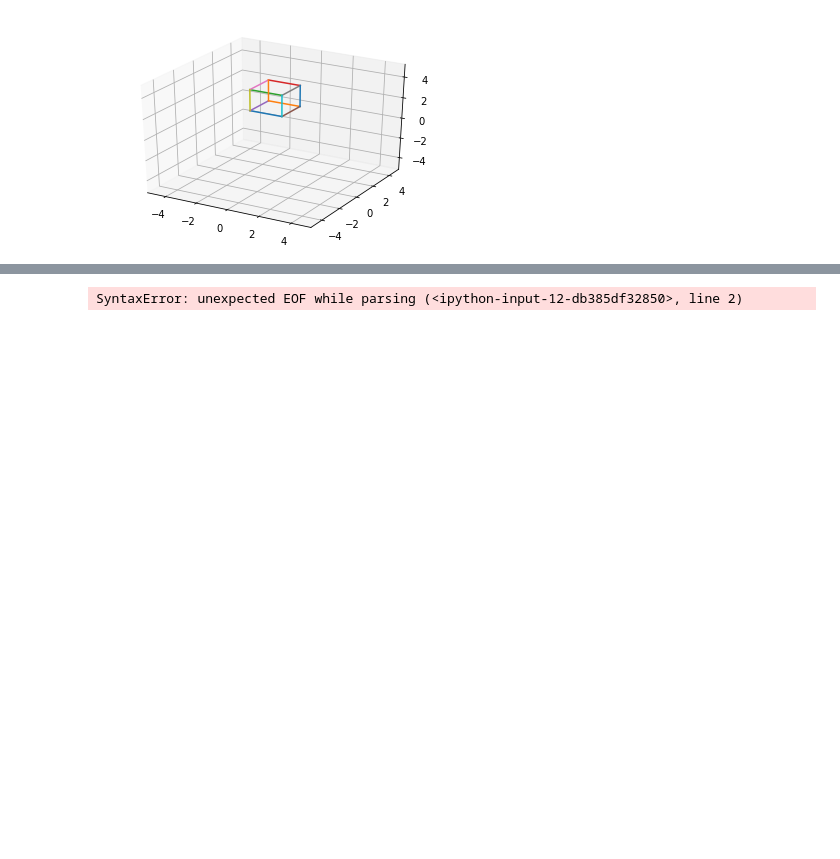
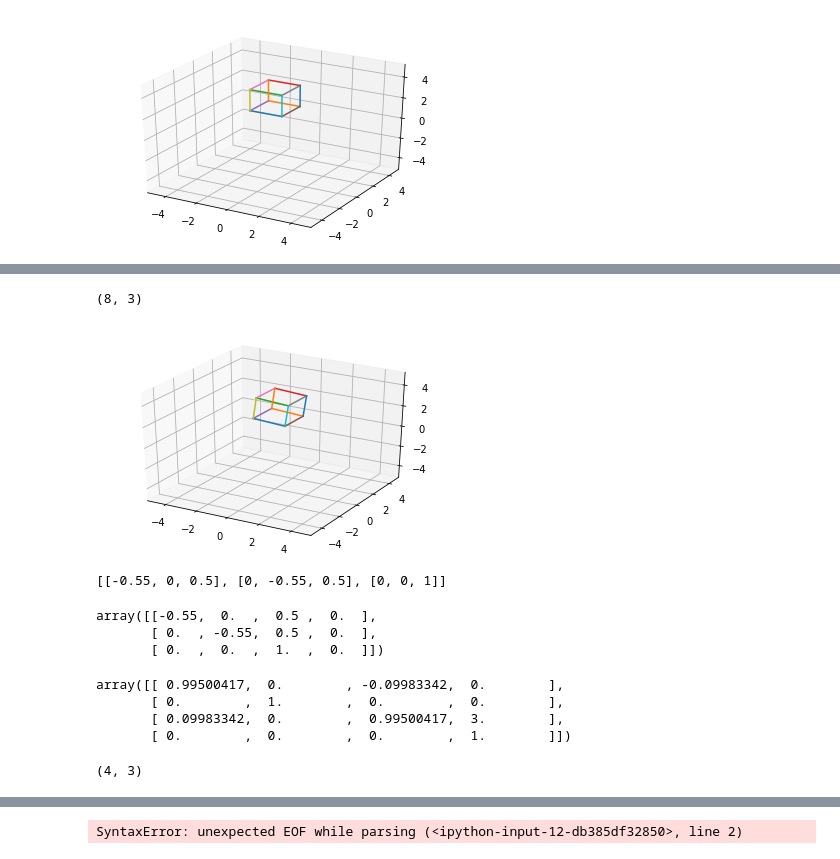
Before and after one commit to happyhyowon/assignment, a Jupyter notebook: vision/assignment1/renderer_test.ipynb, the cells around one changed output, grey strips where cells are left out. Cells and saved outputs as stored; diff of their text form; code cells hidden in the pictures; blank space fills up the shorter version.

```diff
--- a/vision/assignment1/renderer_test.ipynb
+++ b/vision/assignment1/renderer_test.ipynb
@@ -122,0 +156,43 @@ show_3d(dd, edges)
+# %%
+gg = np.dot(pro, vv.T)
+gg = gg.T
+gg.shape
+# %% [output]
+(8, 3)
+# %%
+show_3d(gg, edges)
+# %% [output]
+[figure, added]
+# %%
+f = -0.55
+#f = 200
+sx = 0.5
+sy = 0.5
+ii = [[f, 0, sx],
+      [0, f, sy],
+      [0, 0, 1]]
+ii
+# %% [output]
+[[-0.55, 0, 0.5], [0, -0.55, 0.5], [0, 0, 1]]
+# %%
+tmp = np.dot(ii, pro)
+tmp
+# %% [output]
+array([[-0.55,  0.  ,  0.5 ,  0.  ],
+       [ 0.  , -0.55,  0.5 ,  0.  ],
+       [ 0.  ,  0.  ,  1.  ,  0.  ]])
+# %%
+ll = np.dot(R, T.T)
+ll = ll.T
+ll
+# %% [output]
+array([[ 0.99500417,  0.        , -0.09983342,  0.        ],
+       [ 0.        ,  1.        ,  0.        ,  0.        ],
+       [ 0.09983342,  0.        ,  0.99500417,  3.        ],
+       [ 0.        ,  0.        ,  0.        ,  1.        ]])
+# %%
+kk = np.dot(tmp, ll.T)
+kk = kk.T
+kk.shape
+# %% [output]
+(4, 3)
```
Also changed, not shown: parts of 12 cells of this notebook.
